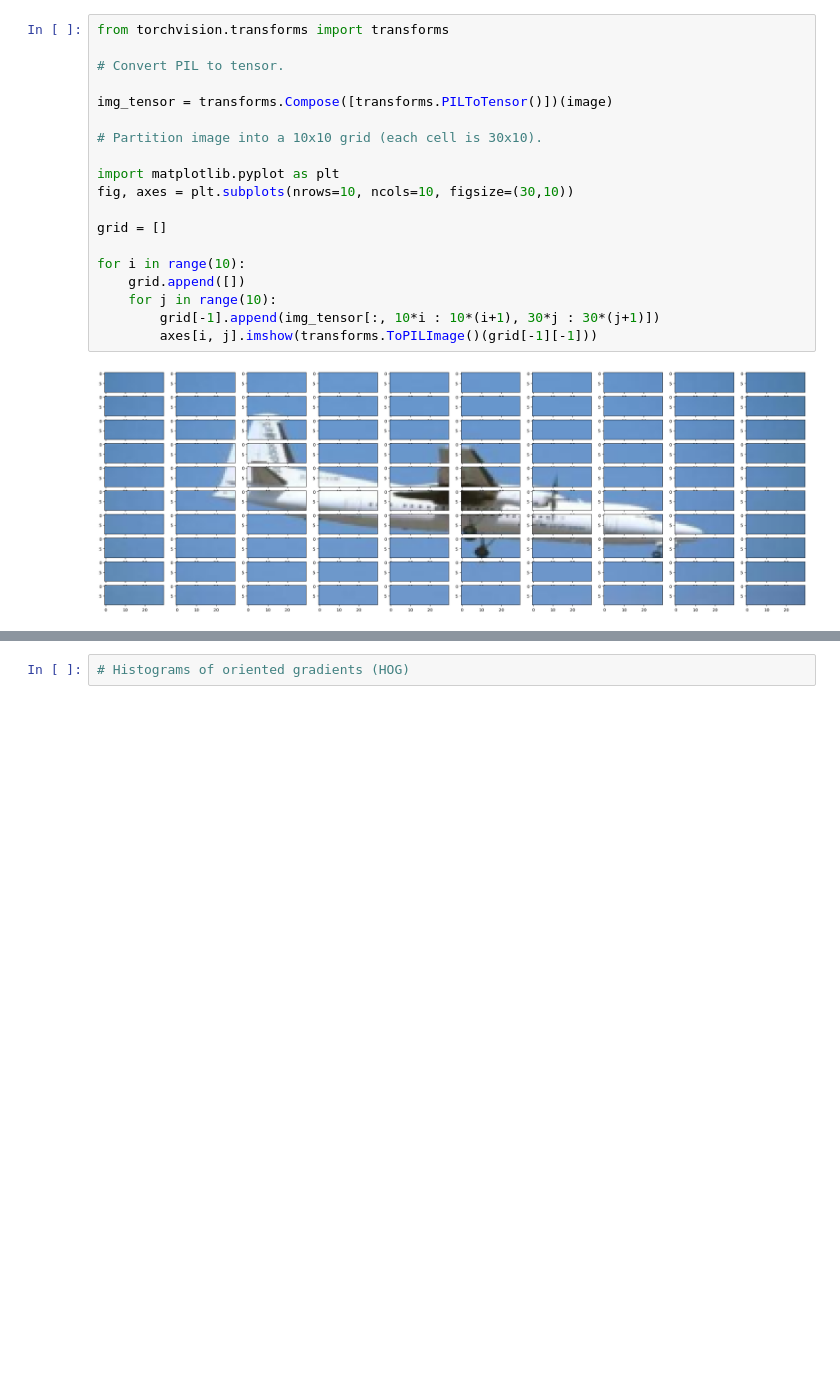
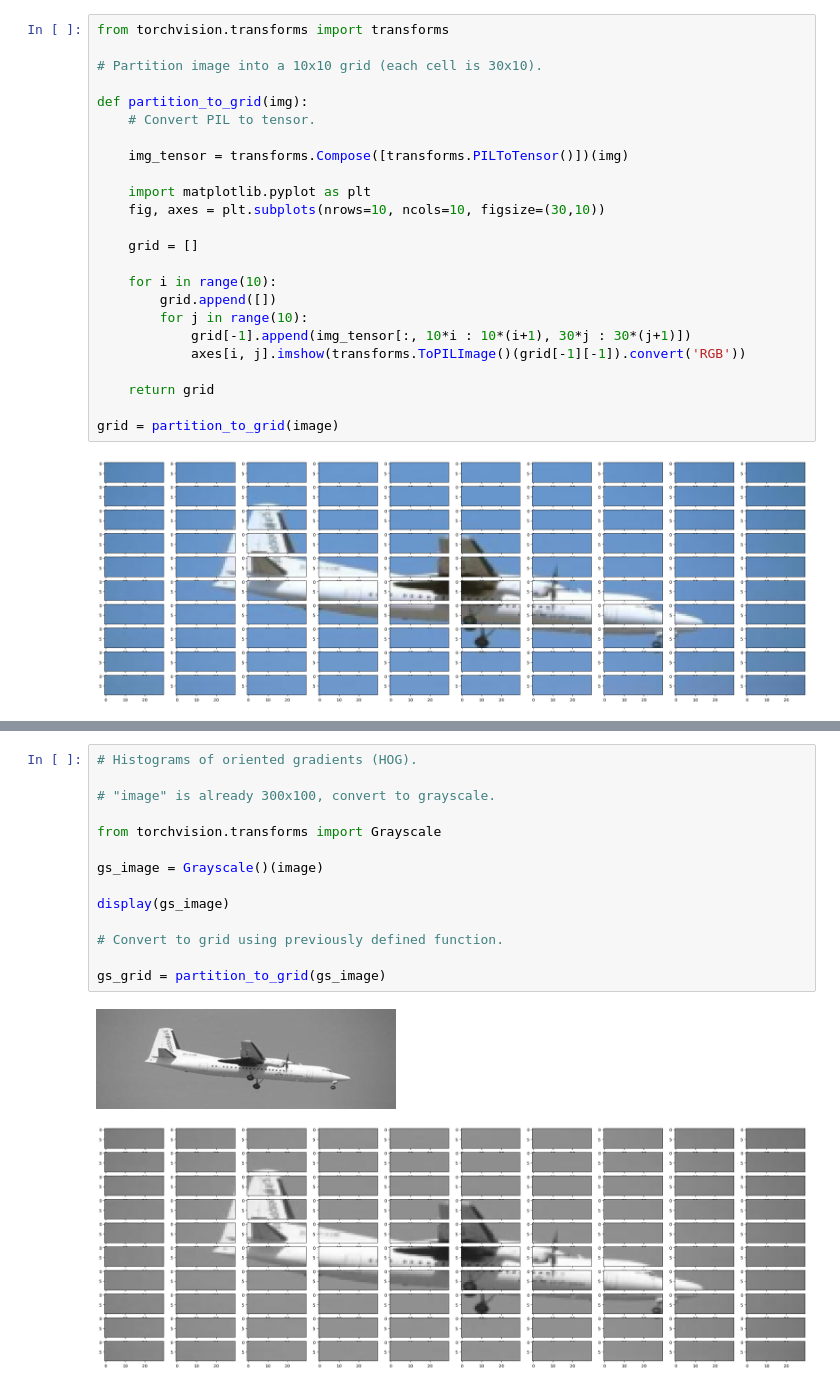
Before and after one commit to GokulVSD/ViVeC, a Jupyter notebook: Code/task_1.ipynb, the cells around one changed output, grey strips where cells are left out. Saved outputs shown, nothing was run; the diff lists cells and outputs as text; blank space fills up the shorter version.

```diff
--- a/Code/task_1.ipynb
+++ b/Code/task_1.ipynb
@@ -53,22 +74,27 @@ display(image)
 # %%
 from torchvision.transforms import transforms
 
-# Convert PIL to tensor.
-
-img_tensor = transforms.Compose([transforms.PILToTensor()])(image)
-
 # Partition image into a 10x10 grid (each cell is 30x10).
 
-import matplotlib.pyplot as plt
-fig, axes = plt.subplots(nrows=10, ncols=10, figsize=(30,10))
+def partition_to_grid(img):
+    # Convert PIL to tensor.
 
-grid = []
+    img_tensor = transforms.Compose([transforms.PILToTensor()])(img)
 
-for i in range(10):
-    grid.append([])
-    for j in range(10):
-        grid[-1].append(img_tensor[:, 10*i : 10*(i+1), 30*j : 30*(j+1)])
-        axes[i, j].imshow(transforms.ToPILImage()(grid[-1][-1]))
+    import matplotlib.pyplot as plt
+    fig, axes = plt.subplots(nrows=10, ncols=10, figsize=(30,10))
+
+    grid = []
+
+    for i in range(10):
+        grid.append([])
+        for j in range(10):
+            grid[-1].append(img_tensor[:, 10*i : 10*(i+1), 30*j : 30*(j+1)])
+            axes[i, j].imshow(transforms.ToPILImage()(grid[-1][-1]).convert('RGB'))
+
+    return grid
+
+grid = partition_to_grid(image)
 # %% [output]
 [figure]
 # %%
@@ -158,5 +190,20 @@ tensor([ 8.9897e+01,  3.4889e+00, -2.4072e+00,  1.3640e+02,  2.8739e+00,
          3.1744e+00,  9.5697e+01,  3.4397e+00,  1.1322e+00,  1.3018e+02,
          3.7951e+00, -1.2524e+00,  1.7512e+02,  3.8634e+00, -8.9409e-01])
 [figure]
-# %%
-# Histograms of oriented gradients (HOG)
+# %%
+# Histograms of oriented gradients (HOG).
+
+# "image" is already 300x100, convert to grayscale.
+
+from torchvision.transforms import Grayscale
+
+gs_image = Grayscale()(image)
+
+display(gs_image)
+
+# Convert to grid using previously defined function.
+
+gs_grid = partition_to_grid(gs_image)
+# %% [output]
+[figure, added]
+[figure, added]
```
Also changed, not shown: parts of 3 cells of this notebook.
